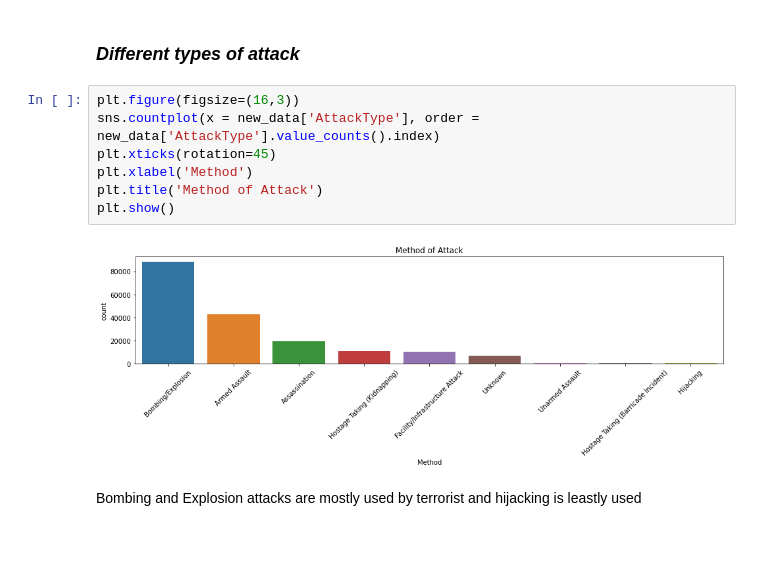
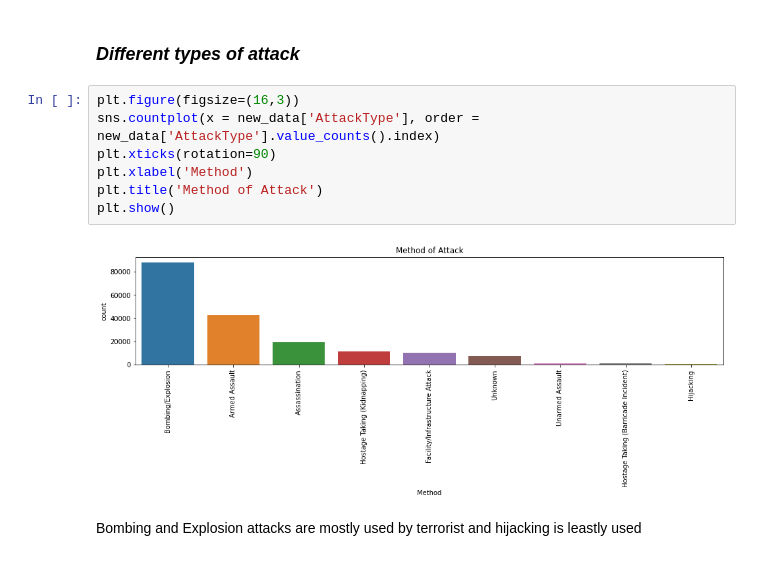
Before and after one commit to tanaybag/GRIPMAY21_TASKS, a Jupyter notebook: Task 4: Exploratory Data Analysis - Terrorism.ipynb, the cells around one changed output. Cells and saved outputs as stored; diff of their text form.

```diff
--- a/Task 4: Exploratory Data Analysis - Terrorism.ipynb
+++ b/Task 4: Exploratory Data Analysis - Terrorism.ipynb
@@ -198,12 +199,12 @@ Total number of attacks from 1970 has increased by 94.0 % till 2017
 # %%
 plt.figure(figsize=(16,3))
 sns.countplot(x = new_data['AttackType'], order = new_data['AttackType'].value_counts().index)
-plt.xticks(rotation=45)
+plt.xticks(rotation=90)
 plt.xlabel('Method')
 plt.title('Method of Attack')
 plt.show()
 # %% [output]
-[figure, old version]
+[figure, new version]
 # %% [markdown]
 Bombing and Explosion attacks are mostly used by terrorist and hijacking is leastly used
 # %% [markdown]
```
Also changed, not shown: parts of 6 cells of this notebook.
